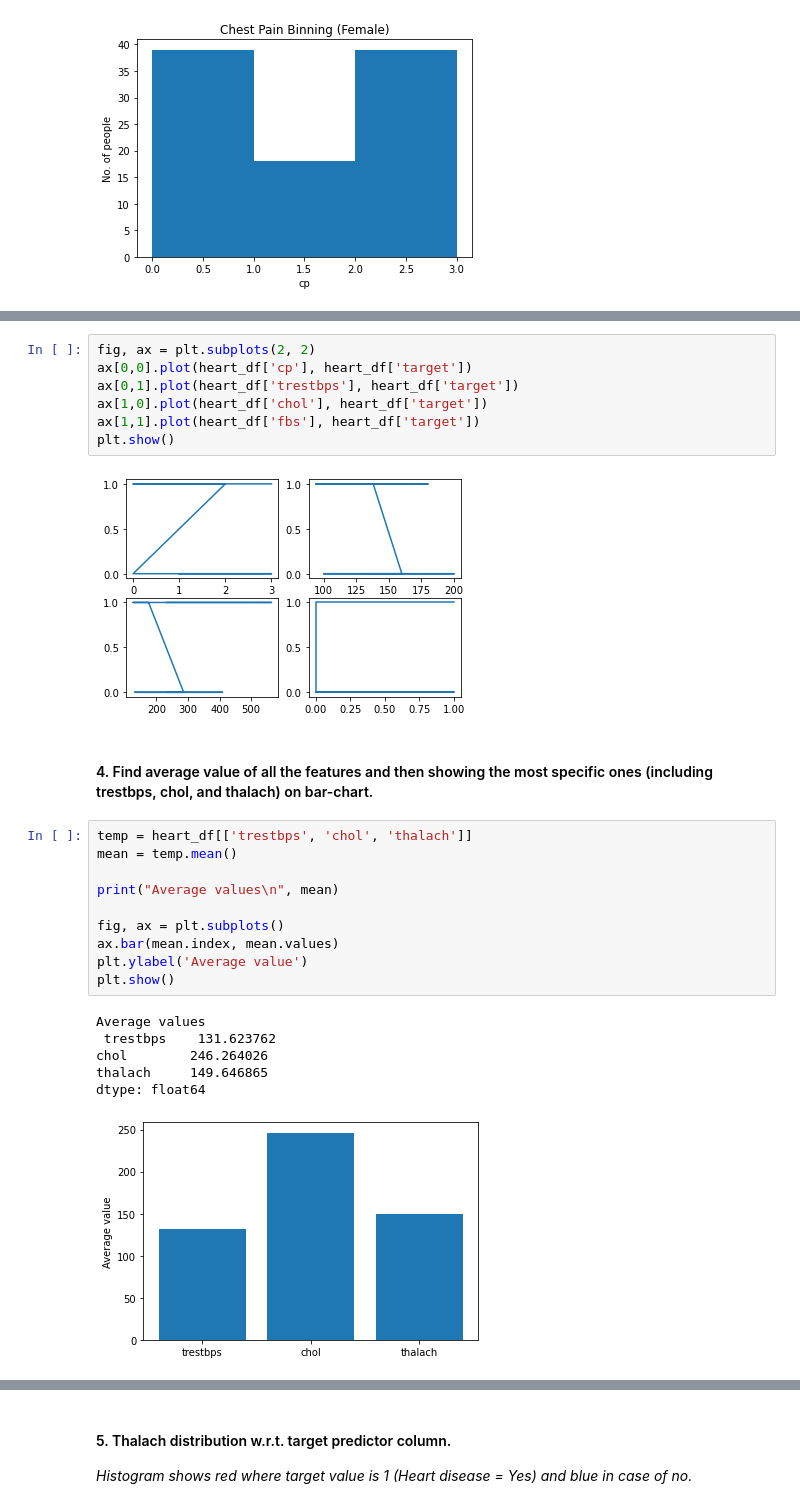
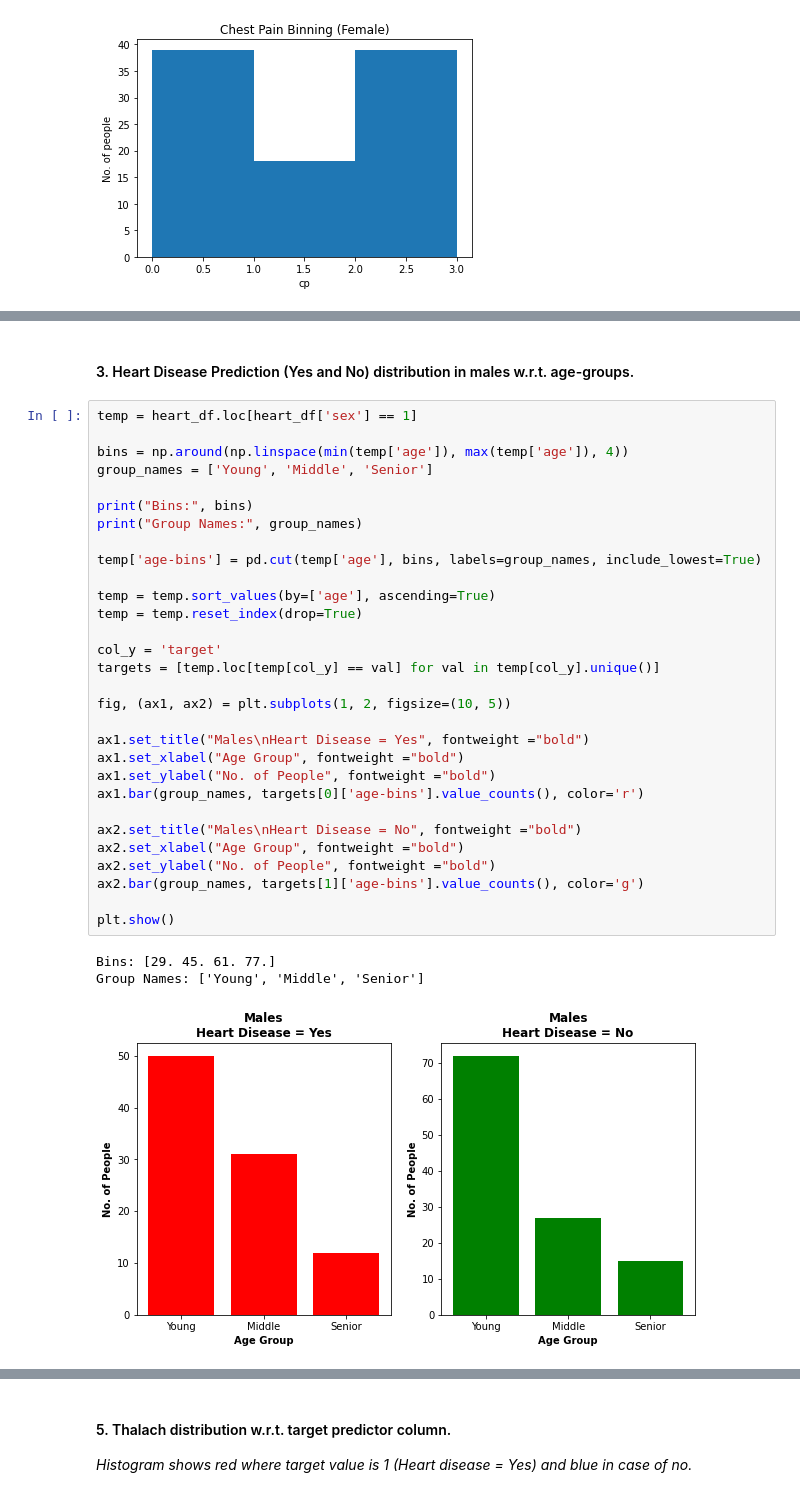
Before and after one commit to ahmad-raza1/Heart-Disease-Prediction, a Jupyter notebook: Heart_Disease_Presdiction.ipynb, the cells around one changed output, grey strips where cells are left out. Saved outputs shown, nothing was run; the diff lists cells and outputs as text.

```diff
--- a/Heart_Disease_Presdiction.ipynb
+++ b/Heart_Disease_Presdiction.ipynb
@@ -172,28 +173,36 @@ plt.show()
-# %%
-fig, ax = plt.subplots(2, 2)
-ax[0,0].plot(heart_df['cp'], heart_df['target'])
-ax[0,1].plot(heart_df['trestbps'], heart_df['target'])
-ax[1,0].plot(heart_df['chol'], heart_df['target'])
-ax[1,1].plot(heart_df['fbs'], heart_df['target'])
-plt.show()
-# %% [output]
-[figure, removed]
-# %% [markdown]
-<h4> 4. Find average value of all the features and then showing the most specific ones (including trestbps, chol, and thalach) on bar-chart. </h4>
-# %%
-temp = heart_df[['trestbps', 'chol', 'thalach']]
-mean = temp.mean()
-
-print("Average values\n", mean)
-
-fig, ax = plt.subplots()
-ax.bar(mean.index, mean.values)
-plt.ylabel('Average value')
-plt.show()
-# %% [output]
-Average values
- trestbps    131.623762
-chol        246.264026
-thalach     149.646865
-dtype: float64
-[figure, removed]
+# %% [markdown]
+<h4> 3. Heart Disease Prediction (Yes and No) distribution in males w.r.t. age-groups. </h4>
+# %%
+temp = heart_df.loc[heart_df['sex'] == 1]
+
+bins = np.around(np.linspace(min(temp['age']), max(temp['age']), 4))
+group_names = ['Young', 'Middle', 'Senior']
+
+print("Bins:", bins)
+print("Group Names:", group_names)
+
+temp['age-bins'] = pd.cut(temp['age'], bins, labels=group_names, include_lowest=True)
+
+temp = temp.sort_values(by=['age'], ascending=True)
+temp = temp.reset_index(drop=True)
+
+col_y = 'target'
+targets = [temp.loc[temp[col_y] == val] for val in temp[col_y].unique()]
+
+fig, (ax1, ax2) = plt.subplots(1, 2, figsize=(10, 5))
+
+ax1.set_title("Males\nHeart Disease = Yes", fontweight ="bold")
+ax1.set_xlabel("Age Group", fontweight ="bold")
+ax1.set_ylabel("No. of People", fontweight ="bold")
+ax1.bar(group_names, targets[0]['age-bins'].value_counts(), color='r')
+
+ax2.set_title("Males\nHeart Disease = No", fontweight ="bold")
+ax2.set_xlabel("Age Group", fontweight ="bold")
+ax2.set_ylabel("No. of People", fontweight ="bold")
+ax2.bar(group_names, targets[1]['age-bins'].value_counts(), color='g')
+
+plt.show()
+# %% [output]
+Bins: [29. 45. 61. 77.]
+Group Names: ['Young', 'Middle', 'Senior']
+[figure, added]
```
Also changed, not shown: parts of 12 cells of this notebook, 2 other files.
